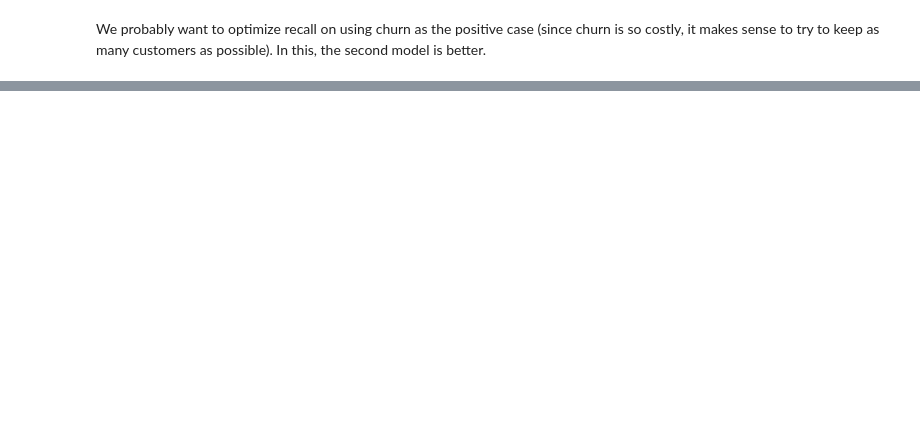
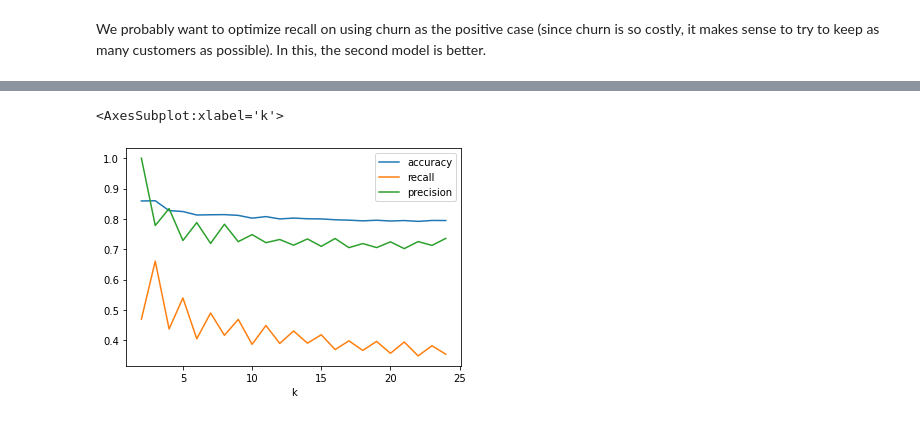
Before and after one commit to stephenfitzsimon/classification-exercises, a Jupyter notebook: model.ipynb, the cells around one changed output, grey strips where cells are left out. Saved outputs shown, nothing was run; the diff lists cells and outputs as text; code cells hidden in the pictures; blank space fills up the shorter version.

Commit message:
classification and model

```diff
--- a/model.ipynb
+++ b/model.ipynb
@@ -1184,0 +1197,15 @@ What are the differences in the evaluation metrics? Which performs better on you
+# %%
+#assume the survival is the positive case
+outputs = []
+for k in range(2, 22, 2):
+    knn = KNeighborsClassifier(n_neighbors=k)
+    knn = knn.fit(X_train, y_train)
+    y_pred = knn.predict(X_validate)
+    metrics_dict = metrics.classification_report(y_validate, y_pred, output_dict=True)
+    output = {
+        'k':k,
+        'accuracy':knn.score(X_validate, y_validate),
+        'recall': metrics_dict['1']['recall'],
+        'precision': metrics_dict['1']['precision']
+    }
+    outputs.append(output)
@@ -1184,0 +1251,7 @@ What are the differences in the evaluation metrics? Which performs better on you
+# %%
+max_neighbors = 25
+
+df_telco = a.get_telco_data()
+telco_train, t_validate, t_test = p.split_telco_data(df_telco)
+
+telco_train.info()
@@ -1184,0 +1276,21 @@ What are the differences in the evaluation metrics? Which performs better on you
+# %%
+X_train = telco_train.select_dtypes(exclude='object').drop(columns=['churn_Yes'])
+y_train = telco_train.churn_Yes
+
+X_validate = t_validate.select_dtypes(exclude='object').drop(columns=['churn_Yes'])
+y_validate = t_validate.churn_Yes
+# %%
+#assume churn is the positive case
+outputs = []
+for k in range(2, max_neighbors):
+    knn = KNeighborsClassifier(n_neighbors=k)
+    knn = knn.fit(X_train, y_train)
+    y_pred = knn.predict(X_train)
+    metrics_dict = metrics.classification_report(y_train, y_pred, output_dict = True)
+    output= {
+        'k': k,
+        'accuracy': knn.score(X_train, y_train),
+        'recall': metrics_dict['1']['recall'],
+        'precision':metrics_dict['1']['precision']
+    }
+    outputs.append(output)
@@ -1184,0 +1318,5 @@ What are the differences in the evaluation metrics? Which performs better on you
+# %%
+pd.DataFrame(outputs).plot(x='k') #looks like precision bottoms out quickly, but recall doesn't bottom out by 20
+# %% [output]
+<AxesSubplot:xlabel='k'>
+[figure, added]
```
Also changed, not shown: parts of 212 cells of this notebook, 1 other file.
